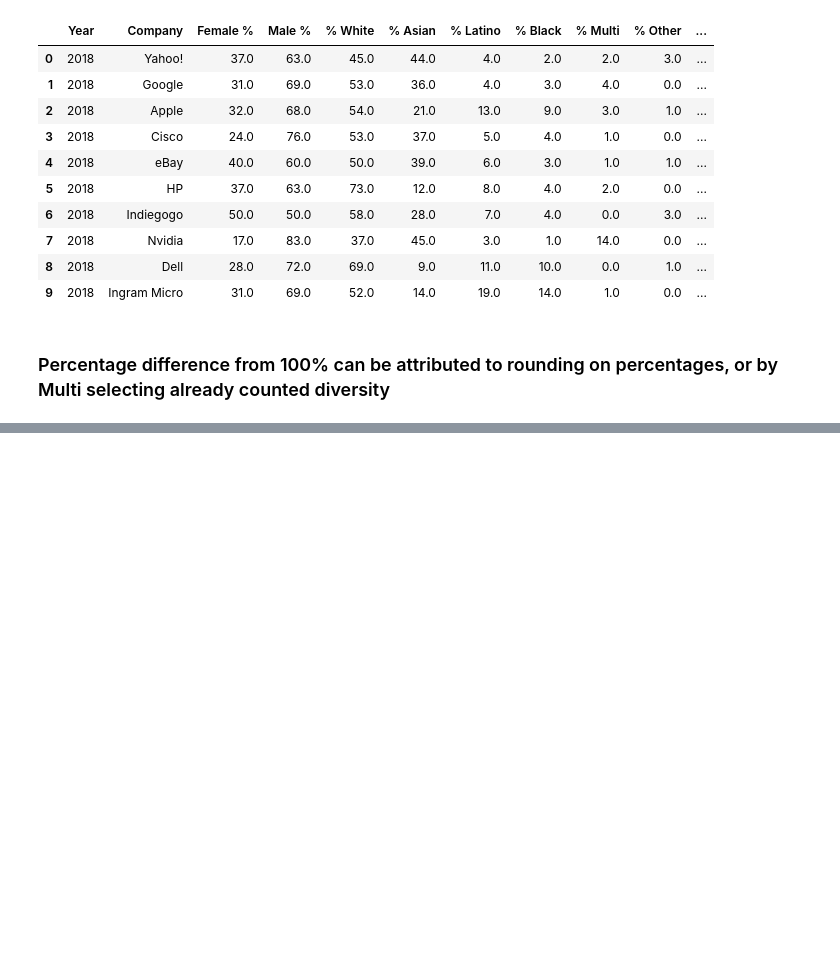
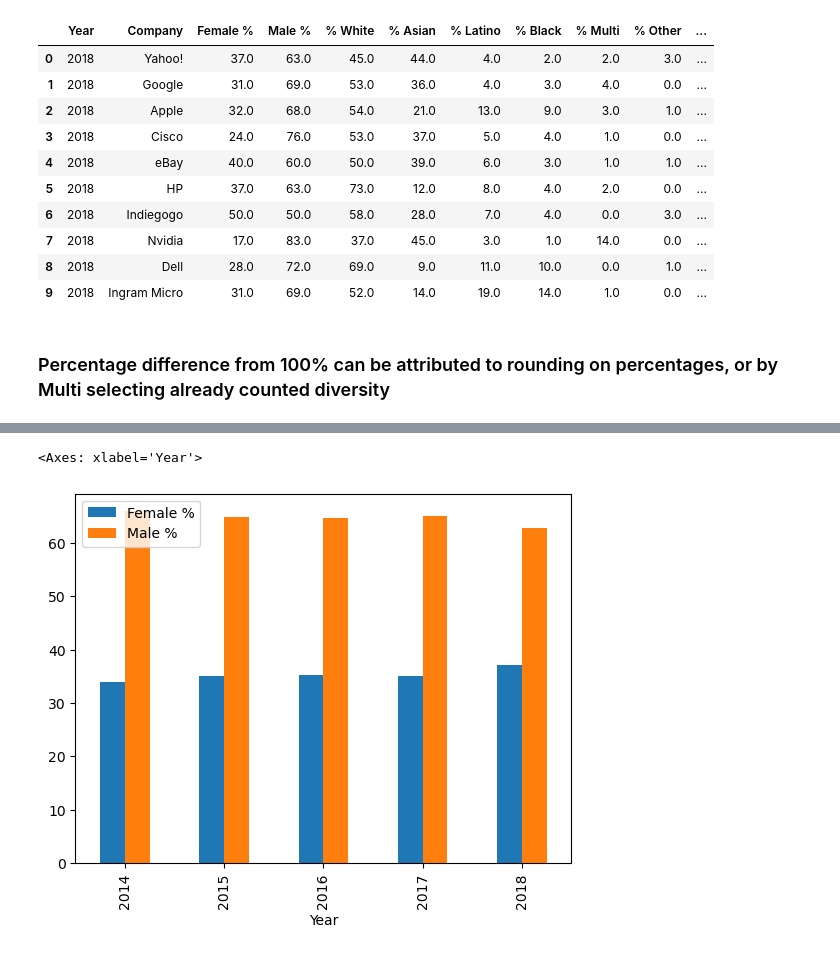
Before and after one commit to AIDecisions/project-1-group-15, a Jupyter notebook: neyda_work/data_cleaning_neyda.ipynb, the cells around one changed output, grey strips where cells are left out. Drawn from its saved outputs; the diff is of its cells as text; code cells hidden in the pictures; blank space fills up the shorter version.

```diff
--- a/neyda_work/data_cleaning_neyda.ipynb
+++ b/neyda_work/data_cleaning_neyda.ipynb
@@ -262,0 +292,4 @@ plt.show()
+# %%
+# Creating df per gender per year
+average_df = df.pivot_table(index='Year', values=['Female %', 'Male %'], aggfunc='mean')
+average_df
@@ -262,0 +304,6 @@ plt.show()
+# %%
+# Creating bar chart
+average_df.plot(kind='bar')
+# %% [output]
+<Axes: xlabel='Year'>
+[figure, added]
```
Also changed, not shown: parts of 29 cells of this notebook, 1 other file.
